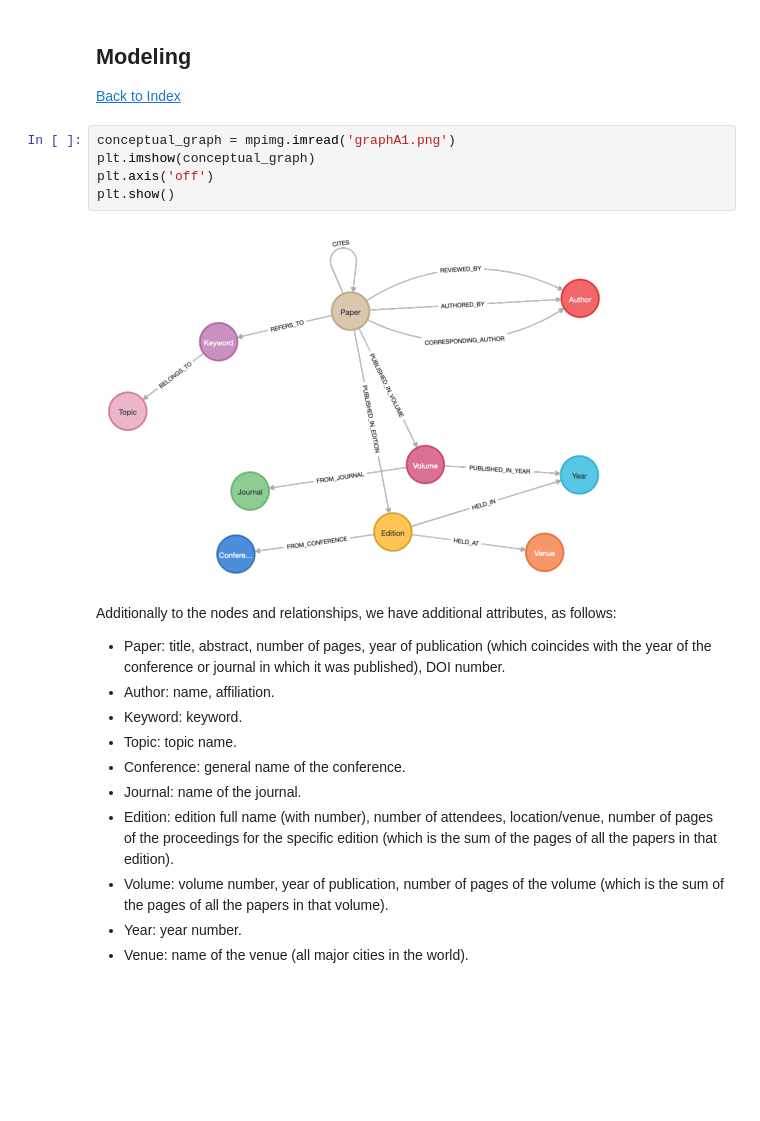
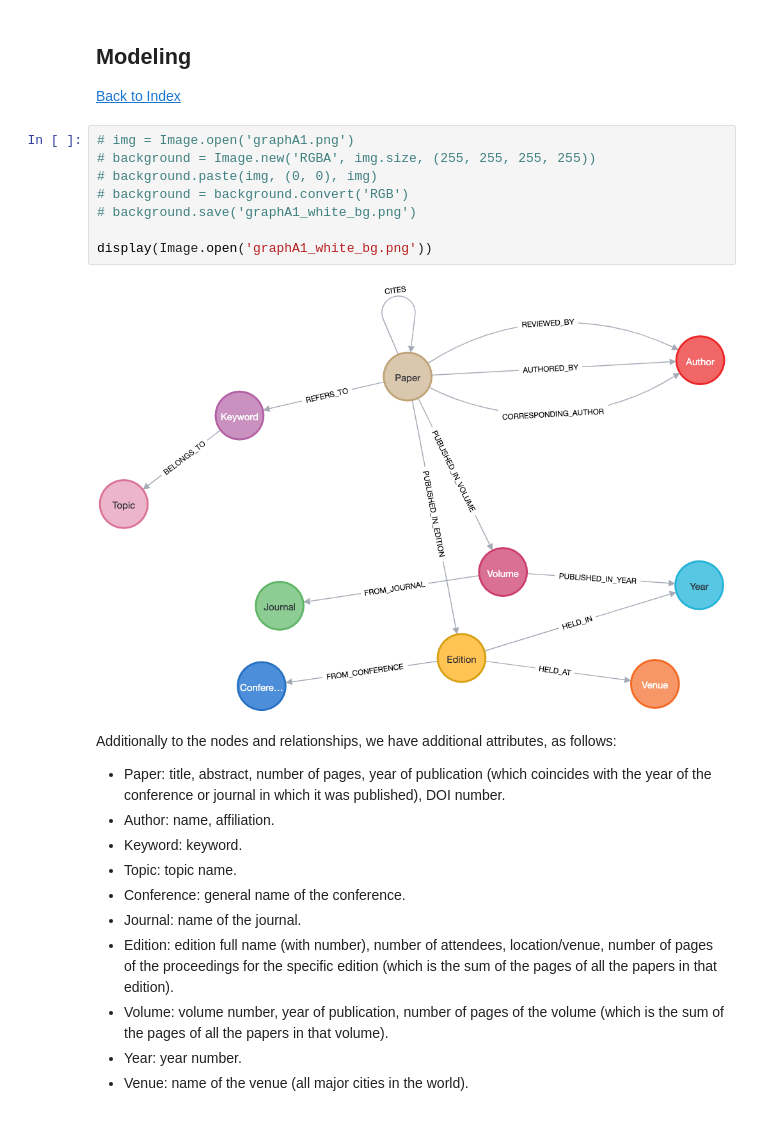
Before and after one commit to guill-mr/Neo4j_practice_set, a Jupyter notebook: Neo4j_practice_HW2.ipynb, the cells around one changed output. Cells and saved outputs as stored; diff of their text form; blank space fills up the shorter version.

Commit message:
Added graphs for both A1 and A3 and improved printing quality of those

```diff
--- a/Neo4j_practice_HW2.ipynb
+++ b/Neo4j_practice_HW2.ipynb
@@ -69,13 +85,16 @@ pathname_import = "/Users/guillemmirabentrubinat/Library/Application Support/Neo
 ## Modeling
 
 [Back to Index](#INDEX)
-# %%
-conceptual_graph = mpimg.imread('graphA1.png')
-plt.imshow(conceptual_graph)
-plt.axis('off')
-plt.show()
-# %% [output]
-[figure, removed]
+# %%
+# img = Image.open('graphA1.png')
+# background = Image.new('RGBA', img.size, (255, 255, 255, 255))
+# background.paste(img, (0, 0), img)
+# background = background.convert('RGB')
+# background.save('graphA1_white_bg.png')
+
+display(Image.open('graphA1_white_bg.png'))
+# %% [output]
+[figure, added]
 # %% [markdown]
 Additionally to the nodes and relationships, we have additional attributes, as follows:
 - Paper: title, abstract, number of pages, year of publication (which coincides with the year of the conference or journal in which it was published), DOI number.
```
Also changed, not shown: parts of 3 cells of this notebook, 5 other files.
